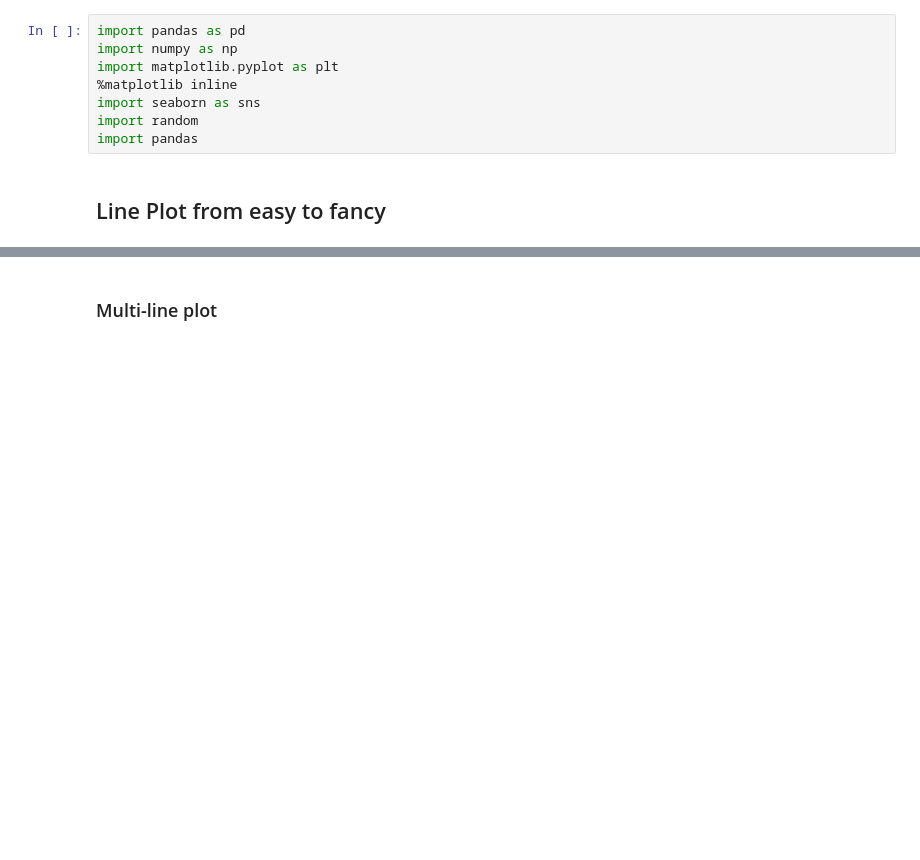
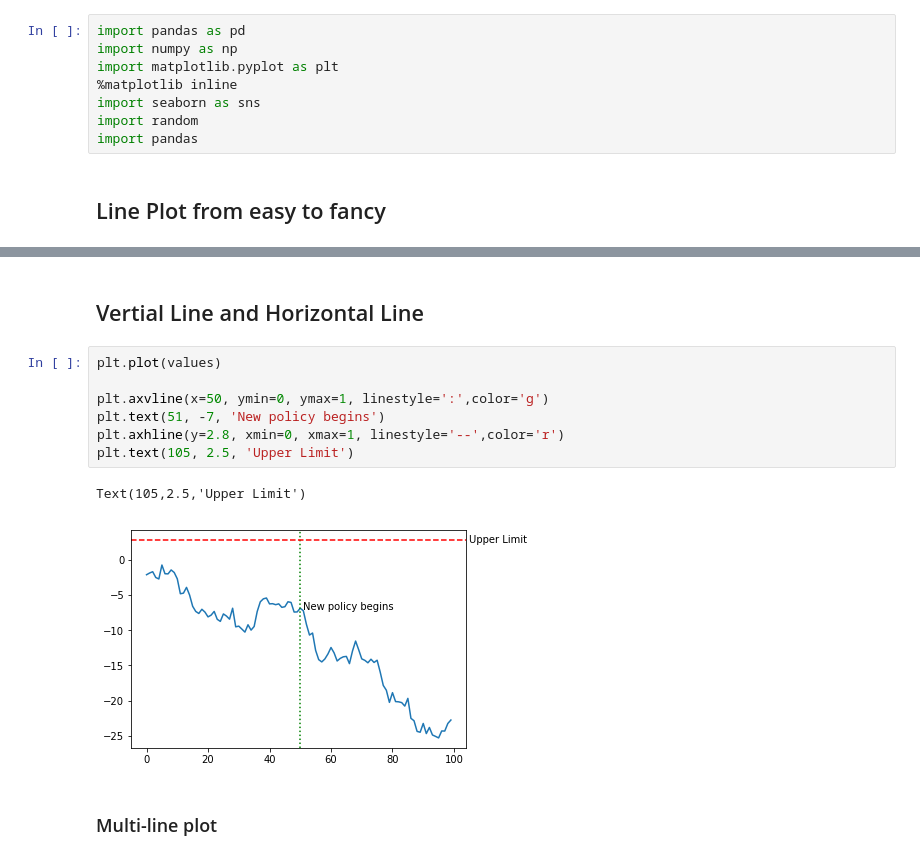
Before and after one commit to shen338/python-plotting, a Jupyter notebook: LinePlot.ipynb, the cells around one changed output, grey strips where cells are left out. Drawn from its saved outputs; the diff is of its cells as text; blank space fills up the shorter version.

Commit message:
add one scatter plot, one v/h lineplot

```diff
--- a/LinePlot.ipynb
+++ b/LinePlot.ipynb
@@ -21,3 +21,15 @@ plt.plot(values)
+# %% [markdown]
+## Vertial Line and Horizontal Line
+# %%
+plt.plot(values)
+
+plt.axvline(x=50, ymin=0, ymax=1, linestyle=':',color='g')
+plt.text(51, -7, 'New policy begins')
+plt.axhline(y=2.8, xmin=0, xmax=1, linestyle='--',color='r')
+plt.text(105, 2.5, 'Upper Limit')
+# %% [output]
+Text(105,2.5,'Upper Limit')
+[figure, added]
 # %% [markdown]
 ### Multi-line plot
 # %%
```
Also changed, not shown: parts of 5 cells of this notebook.
